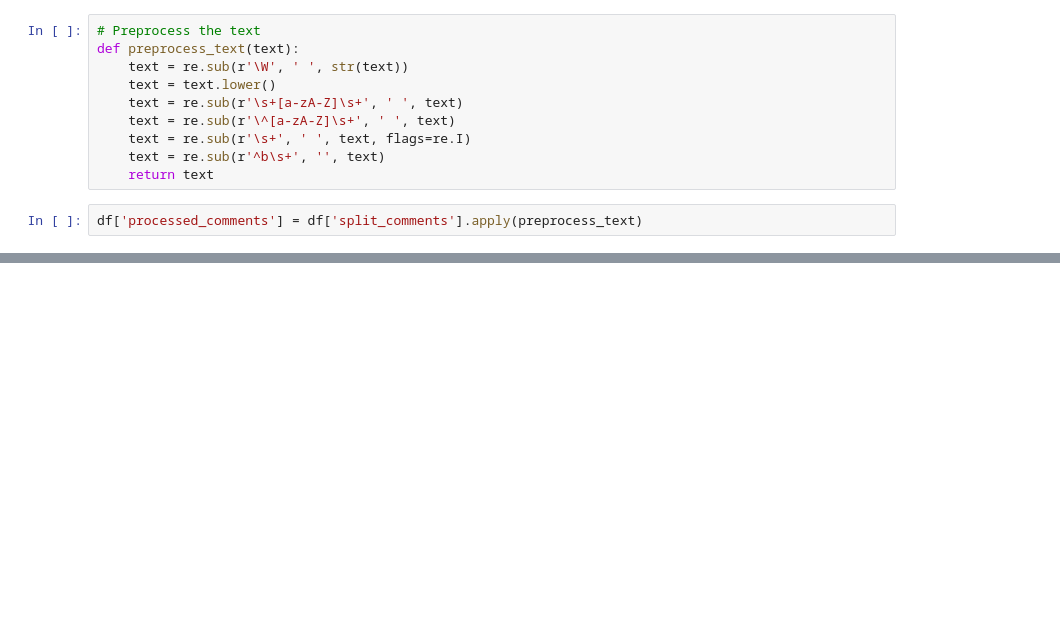
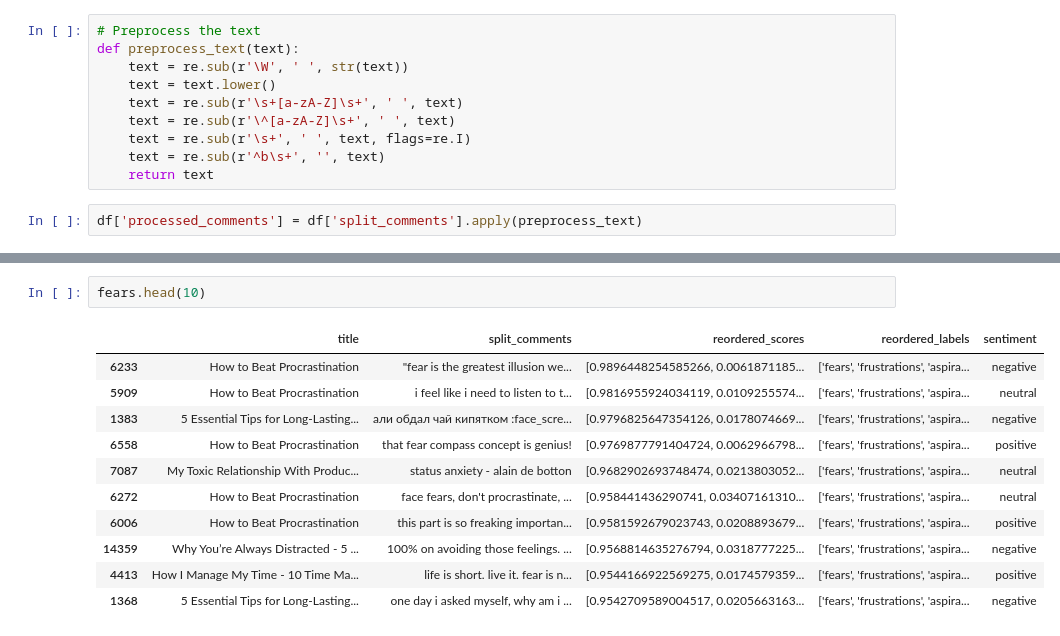
Before and after one commit to SiddhantG11/YouTube_Analysis, a Jupyter notebook: analysis.ipynb, the cells around one changed output, grey strips where cells are left out. Drawn from its saved outputs; the diff is of its cells as text; blank space fills up the shorter version.

```diff
--- a/analysis.ipynb
+++ b/analysis.ipynb
@@ -146,0 +114,14 @@ df[df['cluster']== 1]
+# %%
+fears.head(10)
+# %% [output]
+|  | title | split_comments | reordered_scores | reordered_labels | sentiment |
+| 6233 | How to Beat Procrastination | "fear is the greatest illusion we... | [0.9896448254585266, 0.0061871185... | ['fears', 'frustrations', 'aspira... | negative |
+| 5909 | How to Beat Procrastination | i feel like i need to listen to t... | [0.9816955924034119, 0.0109255574... | ['fears', 'frustrations', 'aspira... | neutral |
+| 1383 | 5 Essential Tips for Long-Lasting... | али обдал чай кипятком :face_scre... | [0.9796825647354126, 0.0178074669... | ['fears', 'frustrations', 'aspira... | negative |
+| 6558 | How to Beat Procrastination | that fear compass concept is genius! | [0.9769877791404724, 0.0062966798... | ['fears', 'frustrations', 'aspira... | positive |
+| 7087 | My Toxic Relationship With Produc... | status anxiety - alain de botton | [0.9682902693748474, 0.0213803052... | ['fears', 'frustrations', 'aspira... | neutral |
+| 6272 | How to Beat Procrastination | face fears, don't procrastinate, ... | [0.958441436290741, 0.03407161310... | ['fears', 'frustrations', 'aspira... | neutral |
+| 6006 | How to Beat Procrastination | this part is so freaking importan... | [0.9581592679023743, 0.0208893679... | ['fears', 'frustrations', 'aspira... | positive |
+| 14359 | Why You’re Always Distracted - 5 ... | 100% on avoiding those feelings. ... | [0.9568814635276794, 0.0318777225... | ['fears', 'frustrations', 'aspira... | negative |
+| 4413 | How I Manage My Time - 10 Time Ma... | life is short. live it. fear is n... | [0.9544166922569275, 0.0174579359... | ['fears', 'frustrations', 'aspira... | positive |
+| 1368 | 5 Essential Tips for Long-Lasting... | one day i asked myself, why am i ... | [0.9542709589004517, 0.0205663163... | ['fears', 'frustrations', 'aspira... | negative |
```
Also changed, not shown: parts of 22 cells of this notebook, 2 other files.
